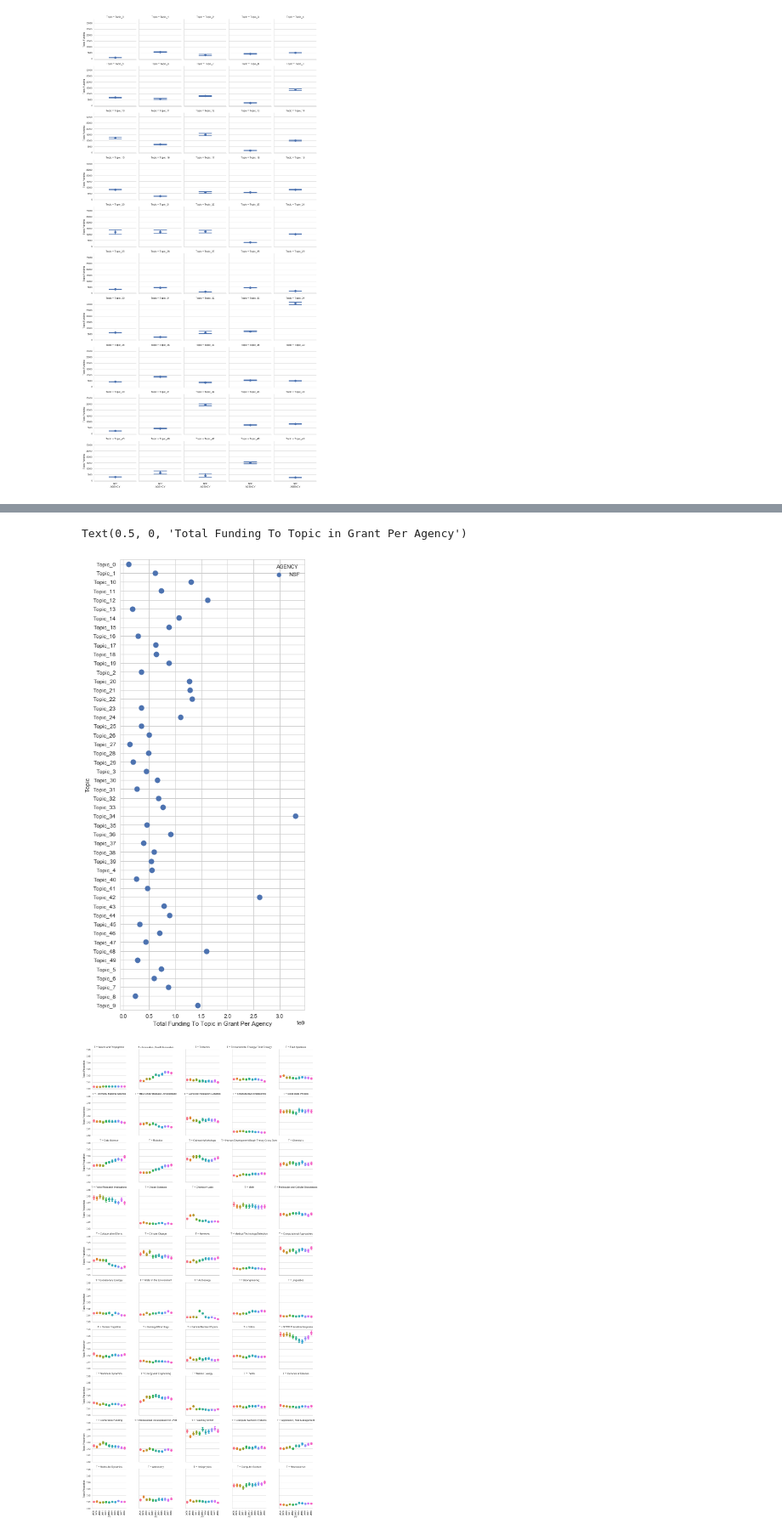
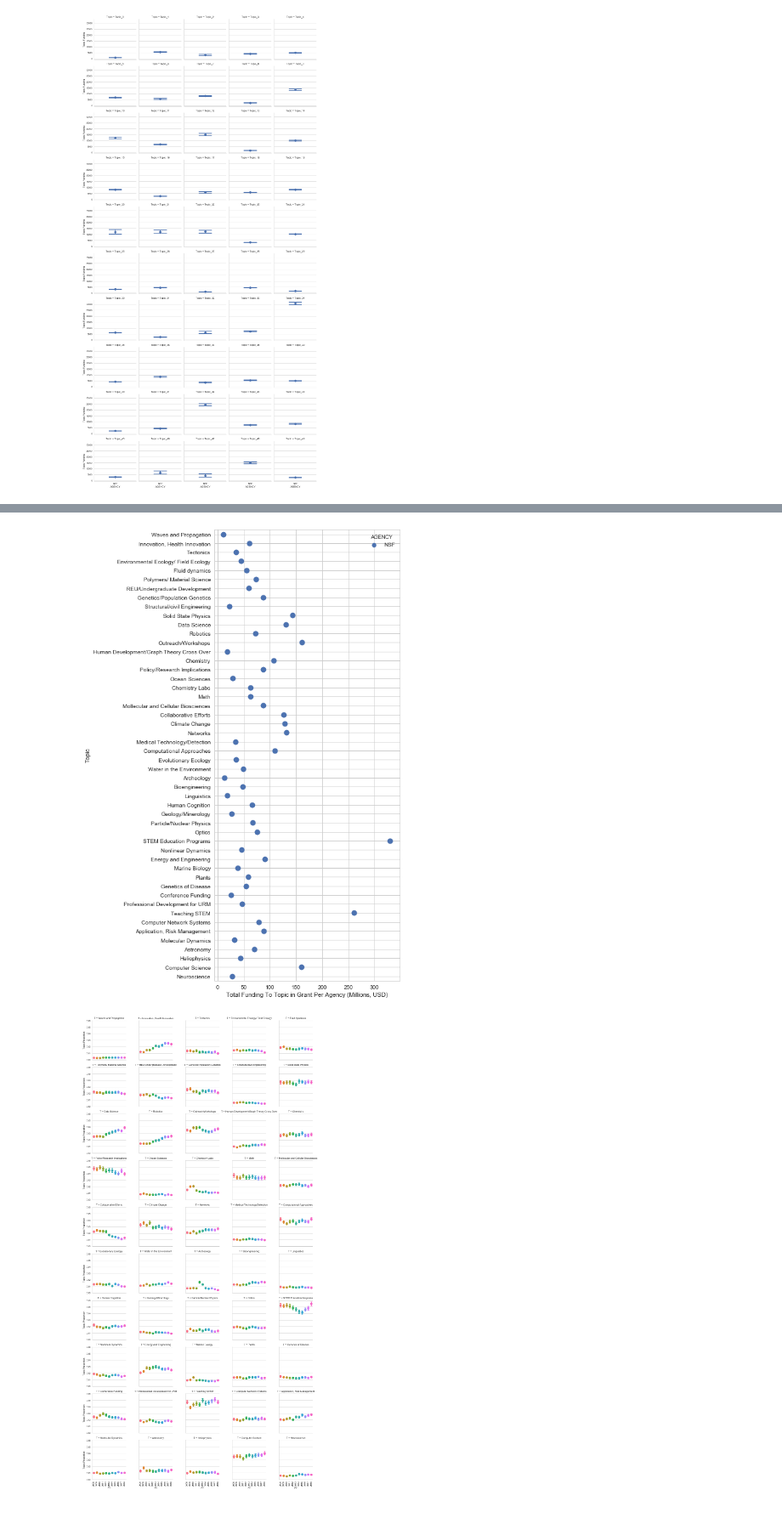
Before and after one commit to uva-bi-sdad/publicrd, a Jupyter notebook: src/Topic Modelling FR/AnalysisofTopics.ipynb, the cells around one changed output, grey strips where cells are left out. Shown at 85% size. Drawn from its saved outputs; the diff is of its cells as text; code cells hidden in the pictures.

```diff
--- a/src/Topic Modelling FR/AnalysisofTopics.ipynb
+++ b/src/Topic Modelling FR/AnalysisofTopics.ipynb
@@ -4,8 +4,11 @@ import numpy as np
 from random import random, normalvariate
 import matplotlib.pyplot as plt
 import seaborn as sns
+# %%
+file_path=('/home/sc2pg/src/prnd/publicrd/src/Topic Modelling FR/Data NSF 50 Topic Model (Old Lemmatizer)/')
+save_path=('/home/sc2pg/src/prnd/publicrd/graphics/Old LDA 50 Model/')
 # %%
-real_data=pd.read_csv('FinalNSFTopicDataFrame.csv')
+real_data=pd.read_csv(file_path+'FinalNSFTopicDataFrame.csv')
 df=real_data
 n_topics=50
 titles=['Waves and Propagation',
@@ -59,6 +62,7 @@ titles=['Waves and Propagation',
 'Computer Science',
 'Neuroscience'
 ]
+
 title_dict={}
 for i,j in enumerate(titles):
     title_dict['Topic_'+str(i)]=j
@@ -95,6 +71,16 @@ sns.violinplot(x='AGENCY',y='Topic_5',data=df)
 # %%
 #Put data into tidy format
 melted=df.melt(value_vars=['Topic_'+str(x) for x in range(n_topics)],id_vars=['AGENCY','FY_TOTAL_COST','FY'],var_name='Topic',value_name='Topic Proportion')
+melted['T']=melted['Topic'].apply(lambda x: title_dict[x])
 
 #Calculate proportion of project funding that went towards a particular topic
 melted['Topic Funding']=melted['FY_TOTAL_COST']*melted['Topic Proportion']
+
+agencies=['NSF']
+
+#Create a melted database that shows the mean for each topic by agency
+melted_means=df.groupby('AGENCY')[['Topic_'+str(x) for x in range(n_topics)]].mean().loc[agencies].reset_index().melt(value_vars=['Topic_'+str(x) for x in range(n_topics)],id_vars=['AGENCY'],var_name='Topic',value_name='Topic Proportion')
+
+#Sum of funding on each topic by agency
+melted_totals=pd.DataFrame(melted.groupby(['AGENCY','Topic'])['Topic Funding'].sum()).reset_index()
+melted_totals['Scaled Funding (Millions, USD)']=melted_totals.apply(lambda x: x['Topic Funding']/10**7,axis=1)
@@ -195,15 +163,15 @@ Text(0.5, 0, 'Average Proportion of Topic in A Document Per Agency')
 # %%
-#Sum of funding on each topic by agency
-melted_totals=pd.DataFrame(melted.groupby(['AGENCY','Topic'])['Topic Funding'].sum()).reset_index()
 
 #Same plot as above, but sum of funding for
 fig=plt.figure(figsize=(6,15))
-g=sns.stripplot(data=melted_totals,y='Topic',x='Topic Funding',hue='AGENCY',size=10)
+g=sns.stripplot(data=melted_totals,y='Topic',x='Scaled Funding (Millions, USD)',hue='AGENCY',size=10,order=['Topic_'+str(x) for x in range(50)])
 g.yaxis.grid(True)
-plt.xlabel('Total Funding To Topic in Grant Per Agency')
+locs,labels=plt.yticks()
+plt.yticks(locs,titles)
+plt.xlabel('Total Funding To Topic in Grant Per Agency (Millions, USD)')
+plt.savefig(save_path+'Total Funding Per Topic Per Agency Old LDA 50 Model.png',dpi=400,bbox_inches='tight')
 # %% [output]
-Text(0.5, 0, 'Total Funding To Topic in Grant Per Agency')
-[figure, old version]
+[figure, new version]
 # %%
 ###############
 #Create a plot showing topic funding over time +/- on SD for the overall database.
```
Also changed, not shown: parts of 12 cells of this notebook, 26 other files.
